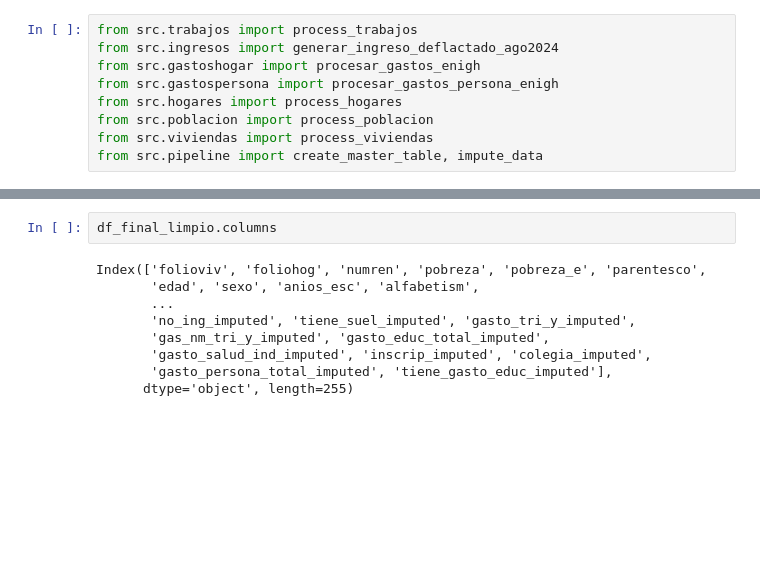
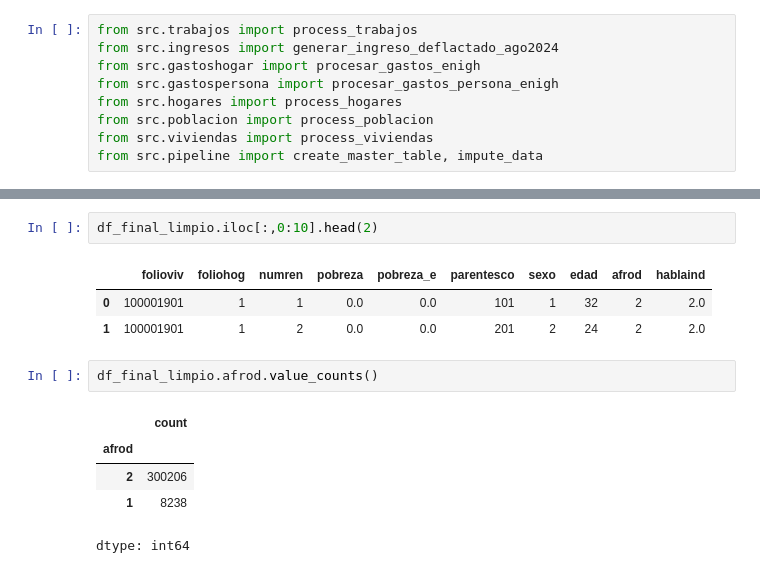
Before and after one commit to LizamaD/Cap3_MedicionPobreza, a Jupyter notebook: notebooks/app.ipynb, the cells around one changed output, grey strips where cells are left out. Saved outputs shown, nothing was run; the diff lists cells and outputs as text; blank space fills up the shorter version.

```diff
--- a/notebooks/app.ipynb
+++ b/notebooks/app.ipynb
@@ -163,11 +123,14 @@ df_final_limpio.head(2)
-# %%
-df_final_limpio.columns
-# %% [output]
-Index(['folioviv', 'foliohog', 'numren', 'pobreza', 'pobreza_e', 'parentesco',
-       'edad', 'sexo', 'anios_esc', 'alfabetism',
-       ...
-       'no_ing_imputed', 'tiene_suel_imputed', 'gasto_tri_y_imputed',
-       'gas_nm_tri_y_imputed', 'gasto_educ_total_imputed',
-       'gasto_salud_ind_imputed', 'inscrip_imputed', 'colegia_imputed',
-       'gasto_persona_total_imputed', 'tiene_gasto_educ_imputed'],
-      dtype='object', length=255)
+# %%
+df_final_limpio.iloc[:,0:10].head(2)
+# %% [output]
+|  | folioviv | foliohog | numren | pobreza | pobreza_e | parentesco | sexo | edad | afrod | hablaind |
+| 0 | 100001901 | 1 | 1 | 0.0 | 0.0 | 101 | 1 | 32 | 2 | 2.0 |
+| 1 | 100001901 | 1 | 2 | 0.0 | 0.0 | 201 | 2 | 24 | 2 | 2.0 |
+# %%
+df_final_limpio.afrod.value_counts()
+# %% [output]
+|  | count |
+| afrod |  |
+| 2 | 300206 |
+| 1 | 8238 |
+dtype: int64
```
Also changed, not shown: parts of 9 cells of this notebook, 1 other file.
